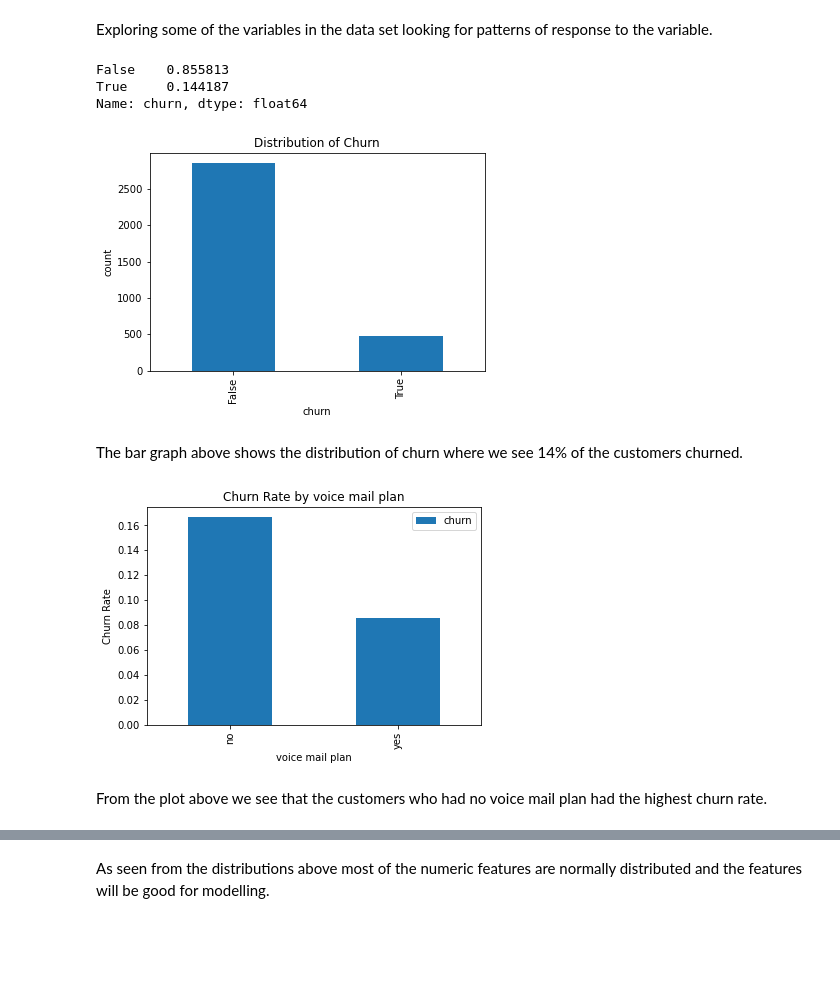
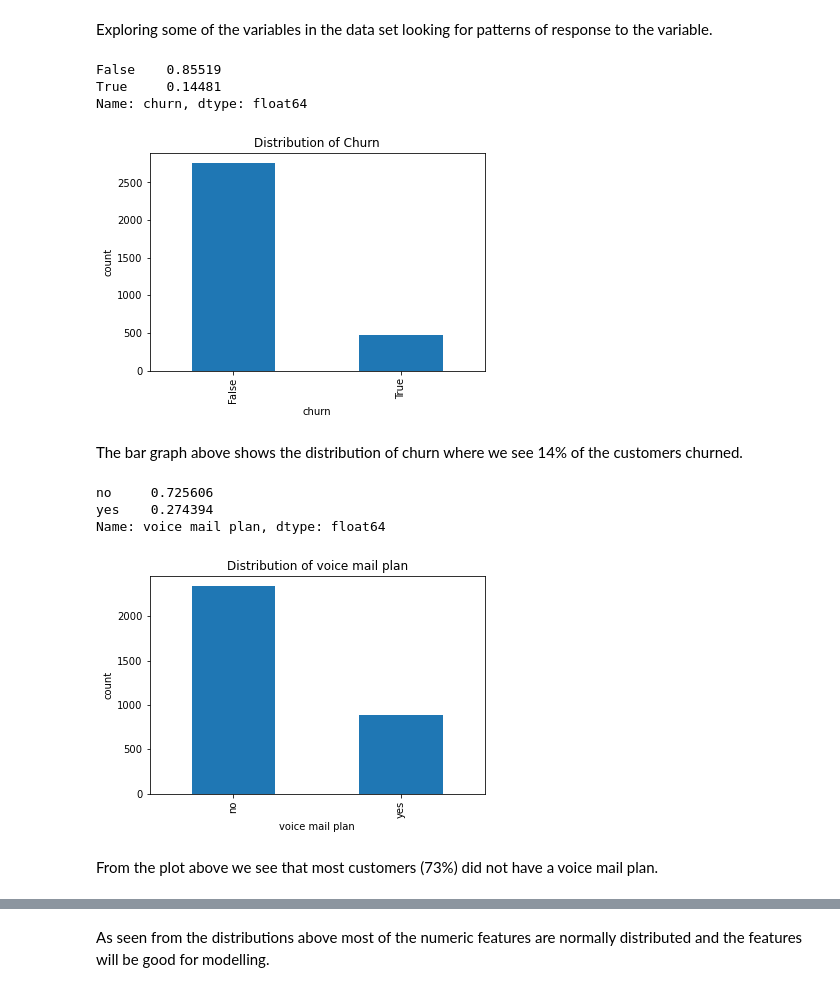
Before and after one commit to kamaupaul/Churn_in_Telecom_Project, a Jupyter notebook: Untitled-checkpoint.ipynb, the cells around one changed output, grey strips where cells are left out. Saved outputs shown, nothing was run; the diff lists cells and outputs as text; code cells hidden in the pictures; blank space fills up the shorter version.

```diff
--- a/Untitled-checkpoint.ipynb
+++ b/Untitled-checkpoint.ipynb
@@ -187,10 +199,11 @@ pd.DataFrame(data=desc, columns=['Feature','Dtypes','Sample_Unique'])
 # %%
 # plotting a boxplot of each column to view outliers.
 
-numeric_columns = df.select_dtypes(include='number')
-plt.figure(figsize=(20, 10))
-plt.boxplot(numeric_columns.values)
+numeric_columns = df.select_dtypes(include=['int64', 'float64'])
+plt.figure(figsize=(20, 20))
+plt.boxplot(numeric_columns.values, vert=False)  # Show boxplots horizontally
 plt.title("Box plot of all numeric columns in the dataset")
-plt.xticks(range(1, len(numeric_columns.columns) + 1), numeric_columns.columns,rotation=90)
+plt.xlabel("Value")
+plt.yticks(range(1, len(numeric_columns.columns) + 1), numeric_columns.columns)
 plt.show()
 # %% [output]
@@ -198,15 +211,17 @@ plt.show()
 # %% [markdown]
 Outliers can affect the predictive power of our models,therefore removing them will increase our model performance.
 # %%
+
 # Removing outliers
 for col in numeric_columns:
     q1 = df[col].quantile(0.20)
     q3 = df[col].quantile(0.80)
-    iqr = q3-q1
-    range_low  = q1-1.5*iqr
-    range_high = q3+1.5*iqr
-    # Assigning the filtered dataset into data
-    data = df.loc[(df[col] > range_low) & (df[col] < range_high)]
+    iqr = q3 - q1
+    range_low = q1 - 1.5 * iqr
+    range_high = q3 + 1.5 * iqr
+    # Filtering the dataset in-place
+    df = df.loc[(df[col] > range_low) & (df[col] < range_high)]
 
+data = df
 data.shape
 # %% [output]
@@ -223,24 +238,27 @@ plt.ylabel('count')
 plt.title('Distribution of Churn')
 data['churn'].value_counts(normalize=True)
 # %% [output]
-False    0.855813
-True     0.144187
+False    0.85519
+True     0.14481
 Name: churn, dtype: float64
-[figure, old version]
+[figure, new version]
 # %% [markdown]
 The bar graph above shows the distribution of churn where we see 14% of the customers churned.
 # %%
-# compare the churn rates between customers with and without a voice mail plan.
-pivot_df = data.pivot_table(values='churn', index='voice mail plan', aggfunc='mean')
-pivot_df.plot(kind='bar')
-plt.ylabel('Churn Rate')
+# Distribution of voice mail plan
+
+data['voice mail plan'].value_counts().plot(kind='bar')
 plt.xlabel('voice mail plan')
-plt.title('Churn Rate by voice mail plan')
-plt.show()
+plt.ylabel('count')
+plt.title('Distribution of voice mail plan')
+data['voice mail plan'].value_counts(normalize=True)
 # %% [output]
+no     0.725606
+yes    0.274394
+Name: voice mail plan, dtype: float64
-[figure, old version]
+[figure, new version]
 # %% [markdown]
-From the plot above we see that the customers who had no voice mail plan had the highest churn rate.
+From the plot above we see that most customers (73%) did not have a voice mail plan.
 # %%
 # Checking the distribution of columns.
 plt.figure(figsize=(12, 8))
```
Also changed, not shown: parts of 46 cells of this notebook.
